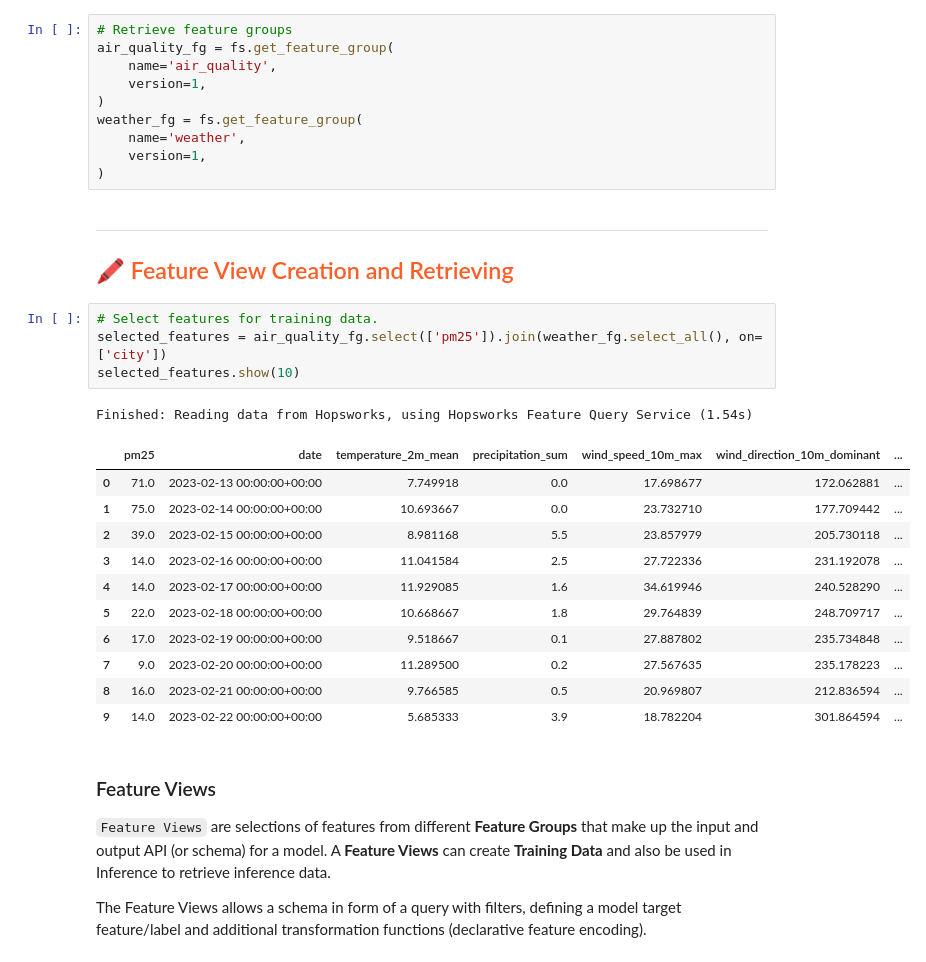
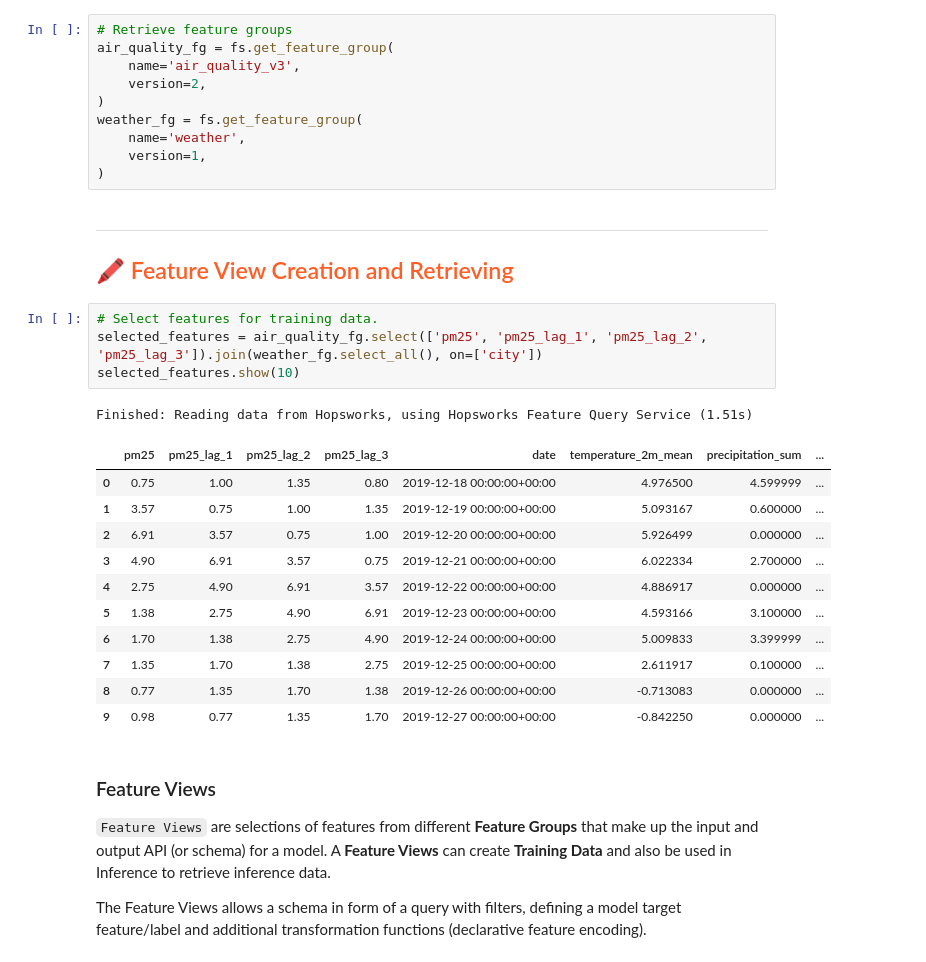
Before and after one commit to kolumbuslindh/mlfs-book, a Jupyter notebook: notebooks/ch03/3_air_quality_training_pipeline.ipynb, the cells around one changed output. Drawn from its saved outputs; the diff is of its cells as text.

```diff
--- a/notebooks/ch03/3_air_quality_training_pipeline.ipynb
+++ b/notebooks/ch03/3_air_quality_training_pipeline.ipynb
@@ -48,8 +53,8 @@ KeyboardInterrupt: Interrupted by user
 # %%
 # Retrieve feature groups
 air_quality_fg = fs.get_feature_group(
-    name='air_quality',
-    version=1,
+    name='air_quality_v3',
+    version=2,
 )
 weather_fg = fs.get_feature_group(
     name='weather',
@@ -61,21 +66,21 @@ weather_fg = fs.get_feature_group(
 ## <span style="color:#ff5f27;"> 🖍 Feature View Creation and Retrieving </span>
 # %%
 # Select features for training data.
-selected_features = air_quality_fg.select(['pm25']).join(weather_fg.select_all(), on=['city'])
+selected_features = air_quality_fg.select(['pm25', 'pm25_lag_1', 'pm25_lag_2', 'pm25_lag_3']).join(weather_fg.select_all(), on=['city'])
 selected_features.show(10)
 # %% [output]
-Finished: Reading data from Hopsworks, using Hopsworks Feature Query Service (1.54s)
+Finished: Reading data from Hopsworks, using Hopsworks Feature Query Service (1.51s)
-|  | pm25 | date | temperature_2m_mean | precipitation_sum | wind_speed_10m_max | wind_direction_10m_dominant | ... |
-| 0 | 71.0 | 2023-02-13 00:00:00+00:00 | 7.749918 | 0.0 | 17.698677 | 172.062881 | ... |
-| 1 | 75.0 | 2023-02-14 00:00:00+00:00 | 10.693667 | 0.0 | 23.732710 | 177.709442 | ... |
-| 2 | 39.0 | 2023-02-15 00:00:00+00:00 | 8.981168 | 5.5 | 23.857979 | 205.730118 | ... |
-| 3 | 14.0 | 2023-02-16 00:00:00+00:00 | 11.041584 | 2.5 | 27.722336 | 231.192078 | ... |
-| 4 | 14.0 | 2023-02-17 00:00:00+00:00 | 11.929085 | 1.6 | 34.619946 | 240.528290 | ... |
-| 5 | 22.0 | 2023-02-18 00:00:00+00:00 | 10.668667 | 1.8 | 29.764839 | 248.709717 | ... |
-| 6 | 17.0 | 2023-02-19 00:00:00+00:00 | 9.518667 | 0.1 | 27.887802 | 235.734848 | ... |
-| 7 | 9.0 | 2023-02-20 00:00:00+00:00 | 11.289500 | 0.2 | 27.567635 | 235.178223 | ... |
-| 8 | 16.0 | 2023-02-21 00:00:00+00:00 | 9.766585 | 0.5 | 20.969807 | 212.836594 | ... |
-| 9 | 14.0 | 2023-02-22 00:00:00+00:00 | 5.685333 | 3.9 | 18.782204 | 301.864594 | ... |
+|  | pm25 | pm25_lag_1 | pm25_lag_2 | pm25_lag_3 | date | temperature_2m_mean | precipitation_sum | ... |
+| 0 | 0.75 | 1.00 | 1.35 | 0.80 | 2019-12-18 00:00:00+00:00 | 4.976500 | 4.599999 | ... |
+| 1 | 3.57 | 0.75 | 1.00 | 1.35 | 2019-12-19 00:00:00+00:00 | 5.093167 | 0.600000 | ... |
+| 2 | 6.91 | 3.57 | 0.75 | 1.00 | 2019-12-20 00:00:00+00:00 | 5.926499 | 0.000000 | ... |
+| 3 | 4.90 | 6.91 | 3.57 | 0.75 | 2019-12-21 00:00:00+00:00 | 6.022334 | 2.700000 | ... |
+| 4 | 2.75 | 4.90 | 6.91 | 3.57 | 2019-12-22 00:00:00+00:00 | 4.886917 | 0.000000 | ... |
+| 5 | 1.38 | 2.75 | 4.90 | 6.91 | 2019-12-23 00:00:00+00:00 | 4.593166 | 3.100000 | ... |
+| 6 | 1.70 | 1.38 | 2.75 | 4.90 | 2019-12-24 00:00:00+00:00 | 5.009833 | 3.399999 | ... |
+| 7 | 1.35 | 1.70 | 1.38 | 2.75 | 2019-12-25 00:00:00+00:00 | 2.611917 | 0.100000 | ... |
+| 8 | 0.77 | 1.35 | 1.70 | 1.38 | 2019-12-26 00:00:00+00:00 | -0.713083 | 0.000000 | ... |
+| 9 | 0.98 | 0.77 | 1.35 | 1.70 | 2019-12-27 00:00:00+00:00 | -0.842250 | 0.000000 | ... |
 # %% [markdown]
 ### Feature Views
 
```
Also changed, not shown: parts of 11 cells of this notebook, 3 other files.
